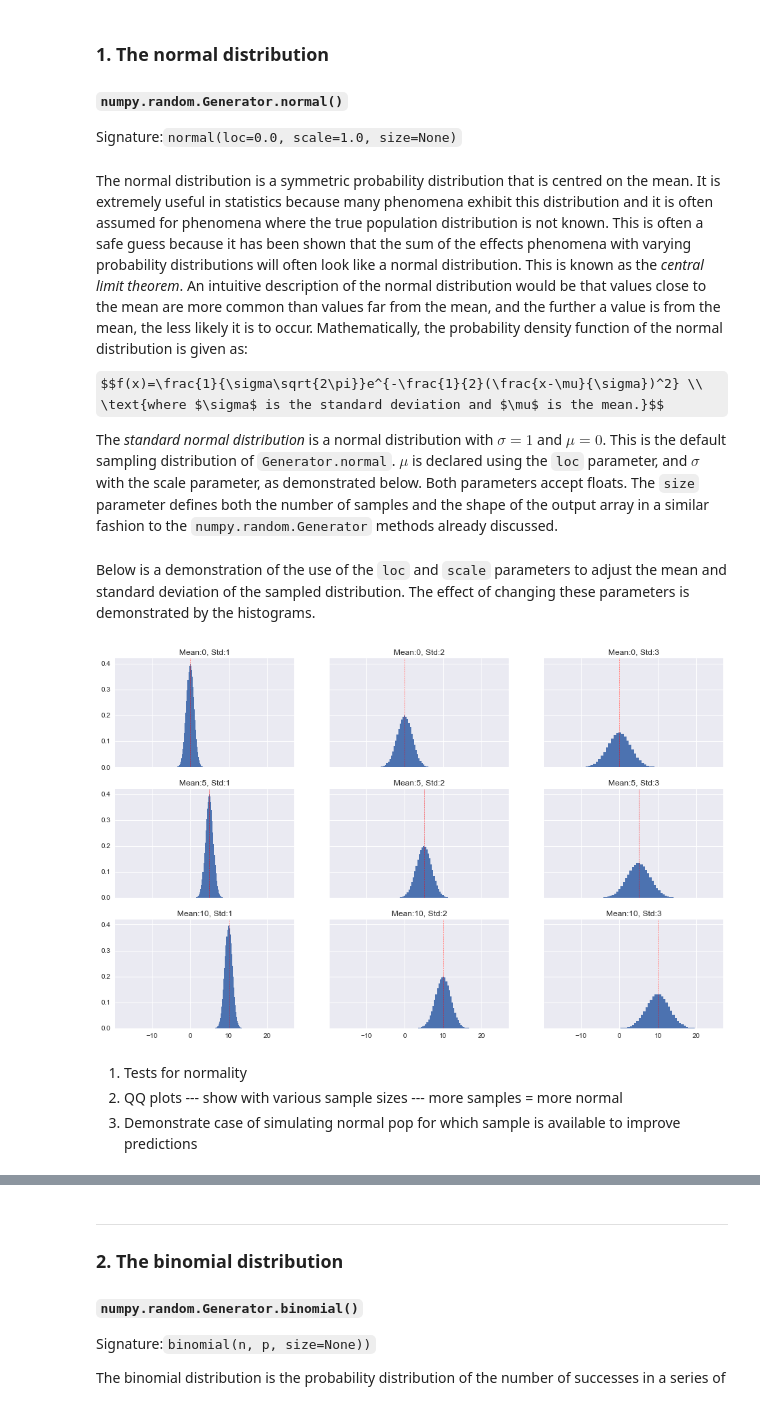
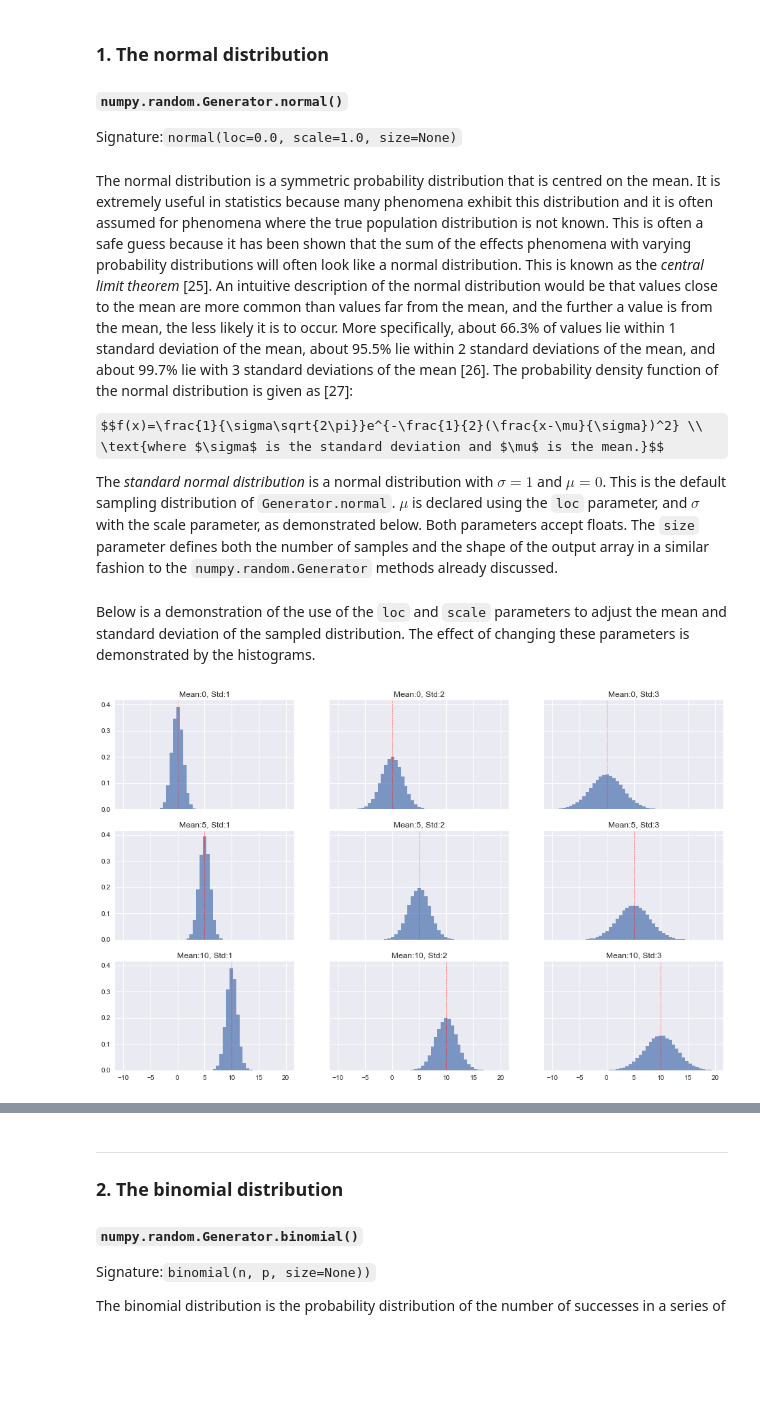
Before and after one commit to fod/numpy-random, a Jupyter notebook: numpy-random.ipynb, the cells around one changed output, grey strips where cells are left out. Drawn from its saved outputs; the diff is of its cells as text; code cells hidden in the pictures; some formulas as TeX source; blank space fills up the shorter version.

Commit message:
Updated normal distribution section

```diff
--- a/numpy-random.ipynb
+++ b/numpy-random.ipynb
@@ -521,7 +521,7 @@ Same array with column values shuffled (axis=1):
 #### `numpy.random.Generator.normal()`
 Signature:`normal(loc=0.0, scale=1.0, size=None)`
 # %% [markdown]
-The normal distribution is a symmetric probability distribution that is centred on the mean. It is extremely useful in statistics because many phenomena exhibit this distribution and it is often assumed for phenomena where the true population distribution is not known. This is often a safe guess because it has been shown that the sum of the effects phenomena with varying probability distributions will often look like a normal distribution. This is known as the *central limit theorem*. An intuitive description of the normal distribution would be that values close to the mean are more common than values far from the mean, and the further a value is from the mean, the less likely it is to occur. Mathematically, the probability density function of the normal distribution is given as:
+The normal distribution is a symmetric probability distribution that is centred on the mean. It is extremely useful in statistics because many phenomena exhibit this distribution and it is often assumed for phenomena where the true population distribution is not known. This is often a safe guess because it has been shown that the sum of the effects phenomena with varying probability distributions will often look like a normal distribution. This is known as the *central limit theorem*  [25]. An intuitive description of the normal distribution would be that values close to the mean are more common than values far from the mean, and the further a value is from the mean, the less likely it is to occur. More specifically, about 66.3% of values lie within 1 standard deviation of the mean, about 95.5% lie within 2 standard deviations of the mean, and about 99.7% lie with 3 standard deviations of the mean [26]. The probability density function of the normal distribution is given as [27]:
 
 $$f(x)=\frac{1}{\sigma\sqrt{2\pi}}e^{-\frac{1}{2}(\frac{x-\mu}{\sigma})^2} \\
 \text{where $\sigma$ is the standard deviation and $\mu$ is the mean.}$$
@@ -532,24 +532,22 @@ Below is a demonstration of the use of the `loc` and `scale` parameters to adjus
 # %%
 # Means and standard deviations for the distributions
 means = [0, 5, 10]
 stds = [1, 2, 3]
 
 # 3x3 grid of histograms, all with the same x- and y-axes
 fig, ax = plt.subplots(3, 3, sharex='all', sharey='all', figsize=(16,10))
 
 # For each mean, std dev combination...
 for i, mean in enumerate(means):
     for j, std in enumerate(stds):
         # Generate an array of random numbers drawn from
         # normal distribution with that mean and std dev
-        _, bins, _ =  ax[i, j].hist(rng.normal(loc=mean, scale=std, size=1000000), bins=50, density=True)
+        _, bins, _ =  ax[i, j].hist(rng.normal(loc=mean,
+                                               scale=std, size=100000),
+                                    bins=np.linspace(-10,20), density=True, alpha=0.7)
         ax[i, j].axvline(mean, color='r', linewidth=0.5, linestyle='dashed')
         ax[i, j].set_title(f"Mean:{mean}, Std:{std}")
         #y = ((1 / (np.sqrt(2 * np.pi) * std)) * np.exp(-0.5 * (1 / std * (bins - mean))**2))
         #ax[i, j].plot(bins, y, '-', color='r', alpha=0.5)
 # %% [output]
-[figure, old version]
+[figure, new version]
-# %% [markdown]
-1. Tests for normality
-2. QQ plots --- show with various sample sizes --- more samples = more normal
-3. Demonstrate case of simulating normal pop for which sample is available to improve predictions
```
Also changed, not shown: parts of 15 cells of this notebook.
